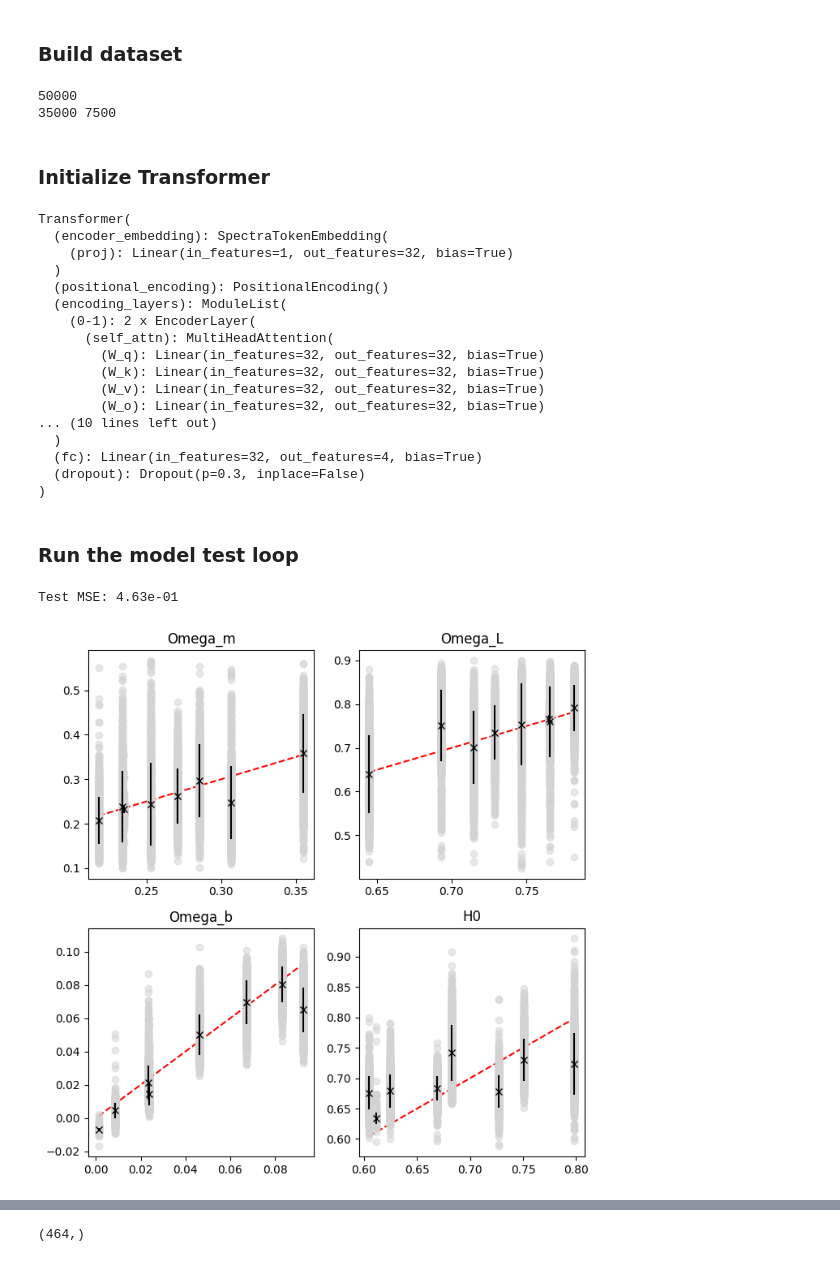
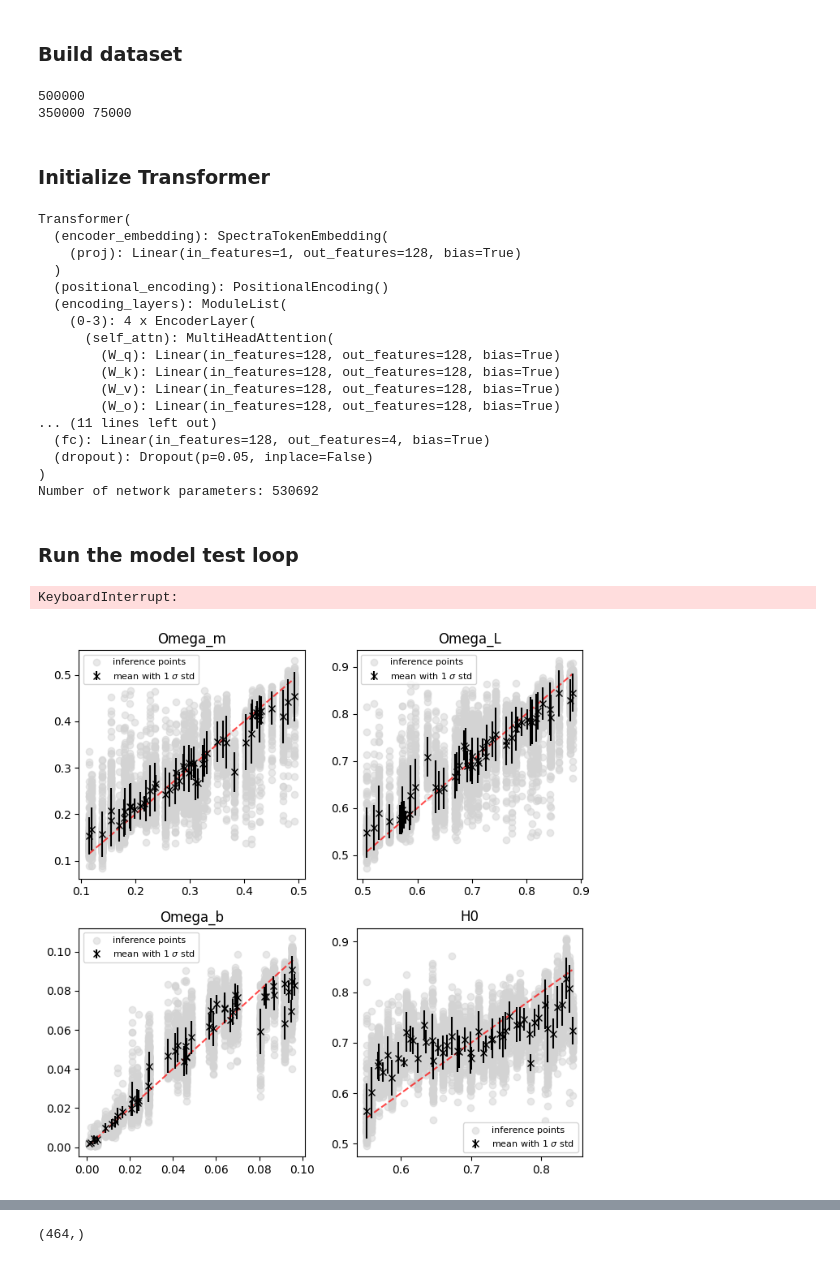
Before and after one commit to j-boucsein/CLIMB-Project, a Jupyter notebook: code/Machine_Learning/Transformer_testing/visualize.ipynb, the cells around one changed output, grey strips where cells are left out. Drawn from its saved outputs; the diff is of its cells as text; code cells hidden in the pictures.

Commit message:
add different dataset functionalities and more plots

```diff
--- a/code/Machine_Learning/Transformer_testing/visualize.ipynb
+++ b/code/Machine_Learning/Transformer_testing/visualize.ipynb
@@ -140,9 +140,13 @@ y_std  = train_dataset.y.std(dim=0) + 1e-8
 _normalize(train_dataset, X_mean, X_std, y_mean, y_std)
 _normalize(eval_dataset, X_mean, X_std, y_mean, y_std)
 _normalize(test_dataset, X_mean, X_std, y_mean, y_std)
+
+train_loader = DataLoader(train_dataset, batch_size=128, shuffle=True, pin_memory=True)
+eval_loader = DataLoader(eval_dataset, batch_size=128, shuffle=False, pin_memory=True)
+test_loader = DataLoader(test_dataset, batch_size=128, shuffle=False, pin_memory=True)
 # %% [output]
-50000
-35000 7500
+500000
+350000 75000
 # %% [markdown]
 ### Initialize Transformer
 # %%
@@ -160,24 +164,25 @@ criterion = nn.MSELoss()
 optimizer = optim.Adam(model.parameters(), lr=learning_rate)
 
 print(model)
+print("Number of network parameters:", np.sum([np.prod(theta.shape) for theta in model.parameters()]))
 # %% [output]
 Transformer(
   (encoder_embedding): SpectraTokenEmbedding(
-    (proj): Linear(in_features=1, out_features=32, bias=True)
+    (proj): Linear(in_features=1, out_features=128, bias=True)
   )
   (positional_encoding): PositionalEncoding()
   (encoding_layers): ModuleList(
-    (0-1): 2 x EncoderLayer(
+    (0-3): 4 x EncoderLayer(
       (self_attn): MultiHeadAttention(
-        (W_q): Linear(in_features=32, out_features=32, bias=True)
-        (W_k): Linear(in_features=32, out_features=32, bias=True)
-        (W_v): Linear(in_features=32, out_features=32, bias=True)
-        (W_o): Linear(in_features=32, out_features=32, bias=True)
-... (10 lines left out)
-  )
-  (fc): Linear(in_features=32, out_features=4, bias=True)
-  (dropout): Dropout(p=0.3, inplace=False)
+        (W_q): Linear(in_features=128, out_features=128, bias=True)
+        (W_k): Linear(in_features=128, out_features=128, bias=True)
+        (W_v): Linear(in_features=128, out_features=128, bias=True)
+        (W_o): Linear(in_features=128, out_features=128, bias=True)
+... (11 lines left out)
+  (fc): Linear(in_features=128, out_features=4, bias=True)
+  (dropout): Dropout(p=0.05, inplace=False)
 )
+Number of network parameters: 530692
 # %%
 def eval_model(model, loader, criterion, device):
     all_preds = []
@@ -210,7 +215,7 @@ test_loss, y_test_true, y_test_pred = eval_model(model, test_loader, criterion,
 
 print(f"Test MSE: {test_loss:.2e}")
 # %% [output]
-Test MSE: 4.63e-01
+KeyboardInterrupt:
 # %%
 # undo the normalization
 y_test_true, y_test_pred  = y_test_true*y_std + y_mean, y_test_pred*y_std + y_mean
@@ -229,37 +234,40 @@ for index in range(4):
     y_pred_par = y_pred_by_param[index]
 
     y_pred_mean_par = []
     y_pred_std_par = []
     y_true_unique_par = []
     y_pred_per_unique_value = []
     for true_value in set(y_true_par):
         y_pred_this_true_value = y_pred_par[y_true_par == true_value]
         mean_this_true_value = y_pred_this_true_value.mean()
         std_this_true_value = y_pred_this_true_value.std()
 
         y_pred_std_par.append(std_this_true_value)
         y_pred_mean_par.append(mean_this_true_value)
         y_true_unique_par.append(true_value)
 
         y_pred_per_unique_value.append(y_pred_this_true_value)
 
     ax = axs[index%2, index//2]
 
-    ax.plot(sorted(y_true_par), sorted(y_true_par), linestyle="--", c="red", zorder=1)
+    ax.plot(sorted(y_true_par), sorted(y_true_par), linestyle="--", c="red", alpha=0.7, zorder=2)
 
-    ax.scatter(y_true_par, y_pred_par, alpha=0.5, c="lightgrey", zorder=2)
-    ax.errorbar(y_true_unique_par, y_pred_mean_par, yerr=y_pred_std_par, linestyle="None", marker="x", color="black", zorder=3)
+    ax.scatter(y_true_par, y_pred_par, alpha=0.5, c="lightgrey", zorder=1, label="inference points")
+    ax.errorbar(y_true_unique_par, y_pred_mean_par, yerr=y_pred_std_par, linestyle="None", marker="x", color="black", zorder=3, label=r"mean with 1 $\sigma$ std")
     #plt.scatter(y_true_unique_Om, [y_pred_mean_Om[i]+y_pred_std_Om[i] for i in range(len(y_true_unique_Om))], linestyle="None", marker="o", color="red")
     #plt.scatter(y_true_unique_Om, [y_pred_mean_Om[i]-y_pred_std_Om[i] for i in range(len(y_true_unique_Om))], linestyle="None", marker="o", color="red")
 
     ax.set_title(f"{params[index]}")
+    ax.legend(prop={'size': 8})
     #ax.set_xticks(sorted(y_true_unique_par))
     #ax.set_xticklabels([f"{x:.2f}" for x in y_true_unique_par])
 
 plt.tight_layout()
+
 plt.savefig(f"plots/{model_name}_inference.pdf", format="PDF")
+plt.show()
 # %% [output]
-[figure, old version]
+[figure, new version]
 # %%
 print("TRAIN")
 print("means: ", [y_train[:, i].mean() for i in range(4)])
```
Also changed, not shown: parts of 18 cells of this notebook, 1 other file.
